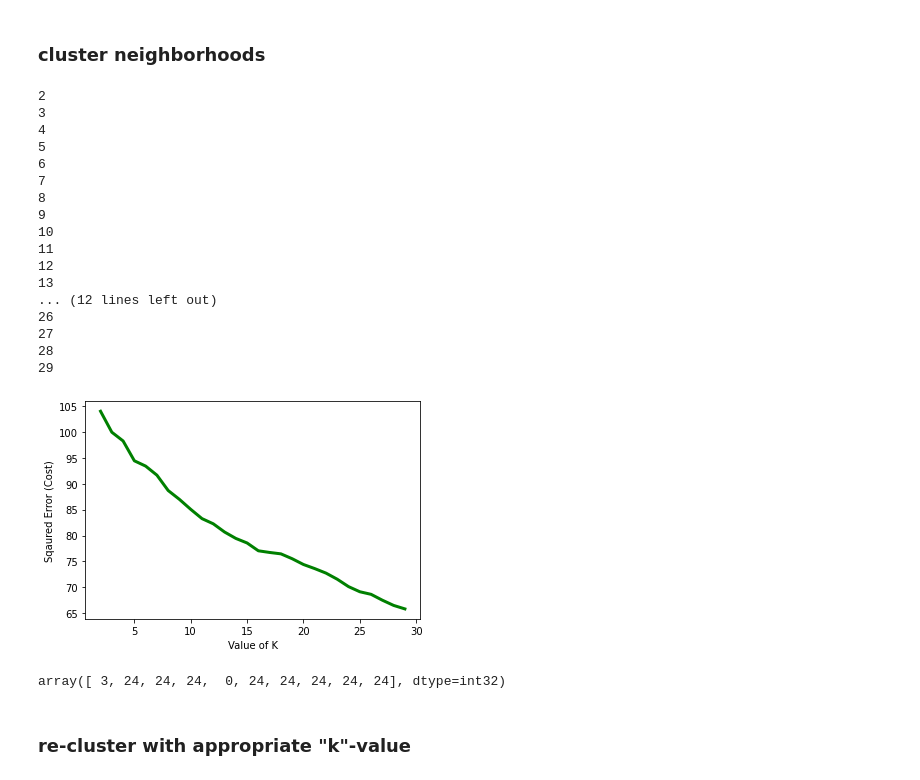
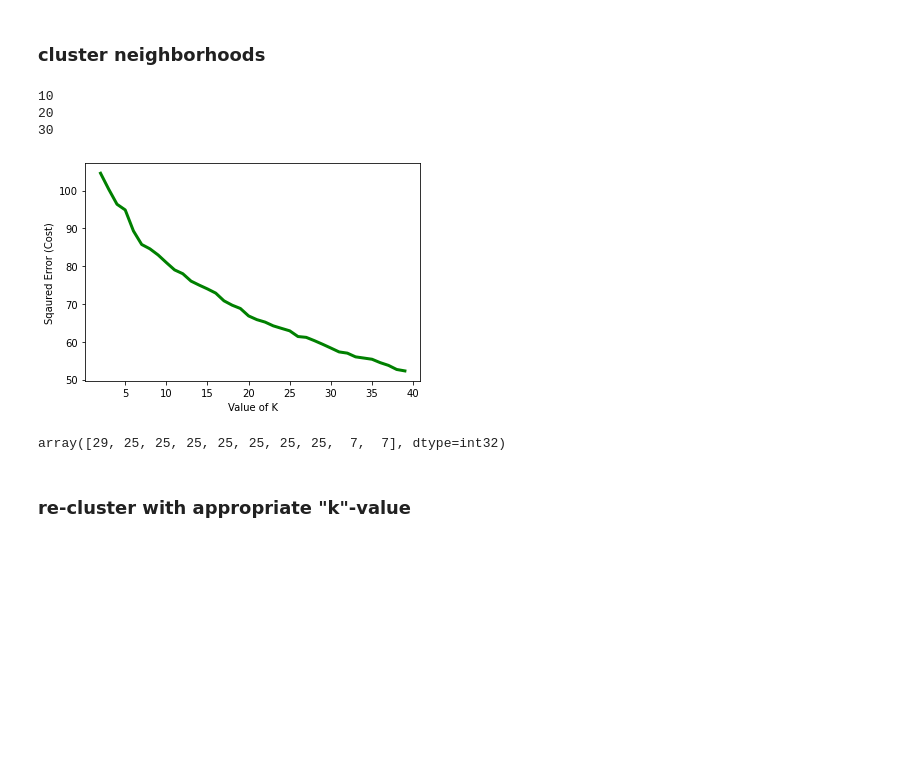
Before and after one commit to ztk007/Coursera_Capstone, a Jupyter notebook: Applied Data Science Capstone Week 4 and 5.ipynb, the cells around one changed output. Drawn from its saved outputs; the diff is of its cells as text; code cells hidden in the pictures; blank space fills up the shorter version.

```diff
--- a/Applied Data Science Capstone Week 4 and 5.ipynb
+++ b/Applied Data Science Capstone Week 4 and 5.ipynb
@@ -377,48 +429,35 @@ zipcodes_venues_sorted.head()
 # %%
 import matplotlib.pyplot as plt
 
 # set number of clusters
 cost =[]
-k_values = [i for i in range(2,30)]
+k_values = [i for i in range(2,40)]
 
 df_grouped_clustering = df_grouped.drop('Zipcode', 1)
 #print (toronto_grouped_clustering.head())
 # run k-means clustering
 for kclusters in k_values:
-    print (kclusters)
+    if kclusters %10==0 and kclusters > 0:
+        print (kclusters)
     kmeans = KMeans(n_clusters=kclusters, random_state=0).fit(df_grouped_clustering)
     #print (dir(kmeans))
     #print (kmeans.inertia_)
     cost.append(kmeans.inertia_)
 
 # plot the cost against K values
 plt.plot(k_values, cost, color ='g', linewidth ='3')
 plt.xlabel("Value of K")
 plt.ylabel("Sqaured Error (Cost)")
 plt.show() # clear the plot
 
 # check cluster labels generated for each row in the dataframe
 kmeans.labels_[0:10]
 # %% [output]
-2
-3
-4
-5
-6
-7
-8
-9
 10
-11
-12
-13
-... (12 lines left out)
-26
-27
-28
-29
+20
+30
-[figure, old version]
+[figure, new version]
-array([ 3, 24, 24, 24,  0, 24, 24, 24, 24, 24], dtype=int32)
+array([29, 25, 25, 25, 25, 25, 25, 25,  7,  7], dtype=int32)
 # %% [markdown]
 ### re-cluster with appropriate "k"-value
 # %%
```
Also changed, not shown: parts of 16 cells of this notebook.
